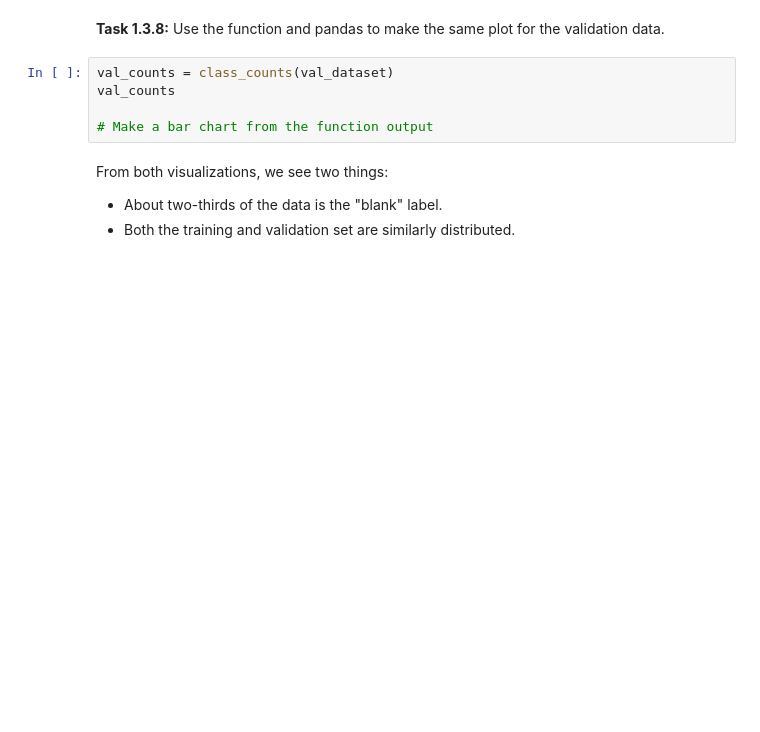
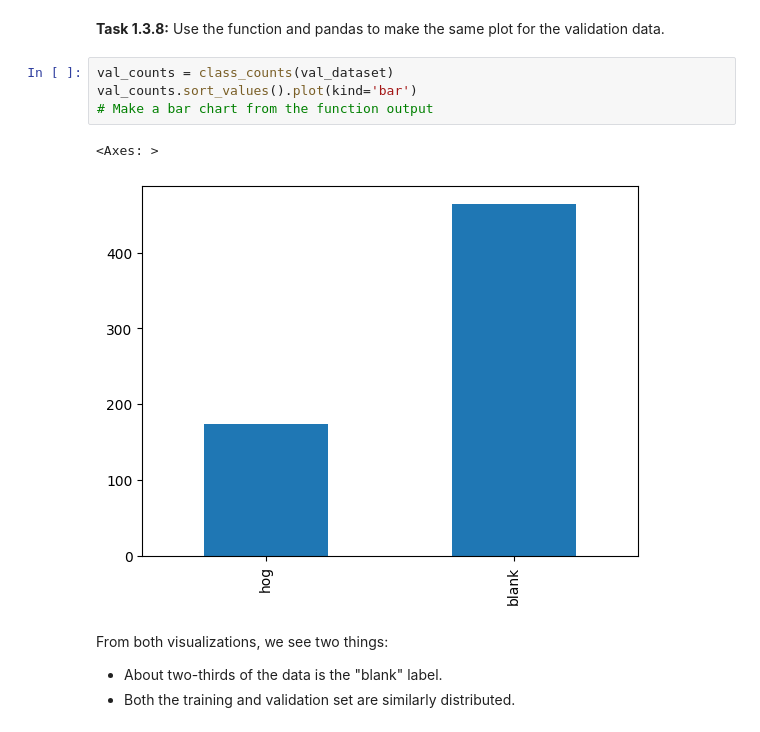
Before and after one commit to Phavour-EBEN/Applied-AI-Lab-Computer-Vision, a Jupyter notebook: 013-binary-classification.ipynb, the cells around one changed output. Drawn from its saved outputs; the diff is of its cells as text; blank space fills up the shorter version.

```diff
--- a/013-binary-classification.ipynb
+++ b/013-binary-classification.ipynb
@@ -309,9 +322,11 @@ train_counts.sort_values().plot(kind="bar");
 **Task 1.3.8:** Use the function and pandas to make the same plot for the validation data.
 # %%
 val_counts = class_counts(val_dataset)
-val_counts
-
+val_counts.sort_values().plot(kind='bar')
 # Make a bar chart from the function output
+# %% [output]
+<Axes: >
+[figure, added]
 # %% [markdown]
 From both visualizations, we see two things:
 * About two-thirds of the data is the "blank" label.
```
Also changed, not shown: parts of 30 cells of this notebook.
